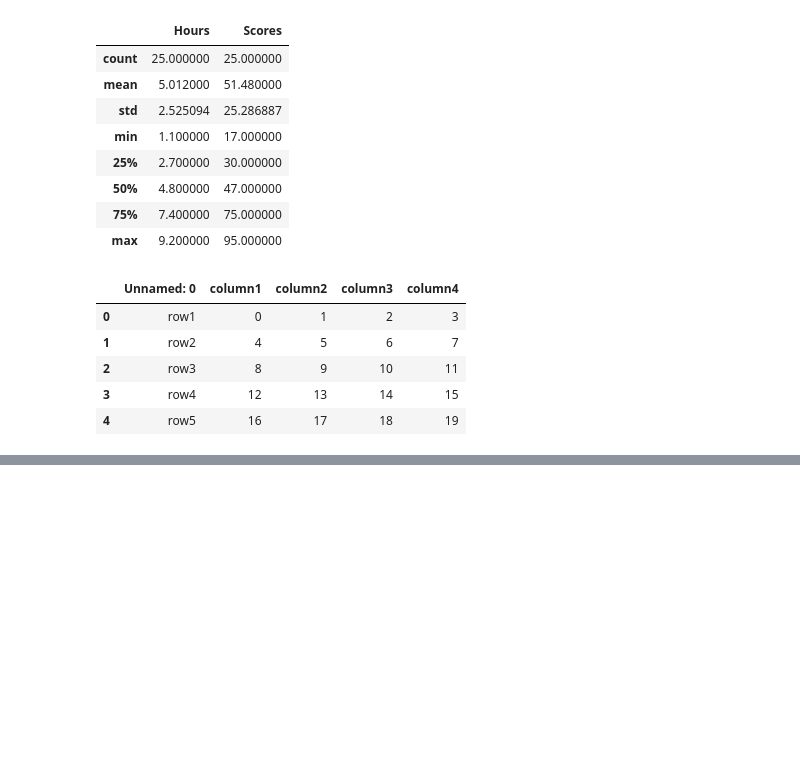
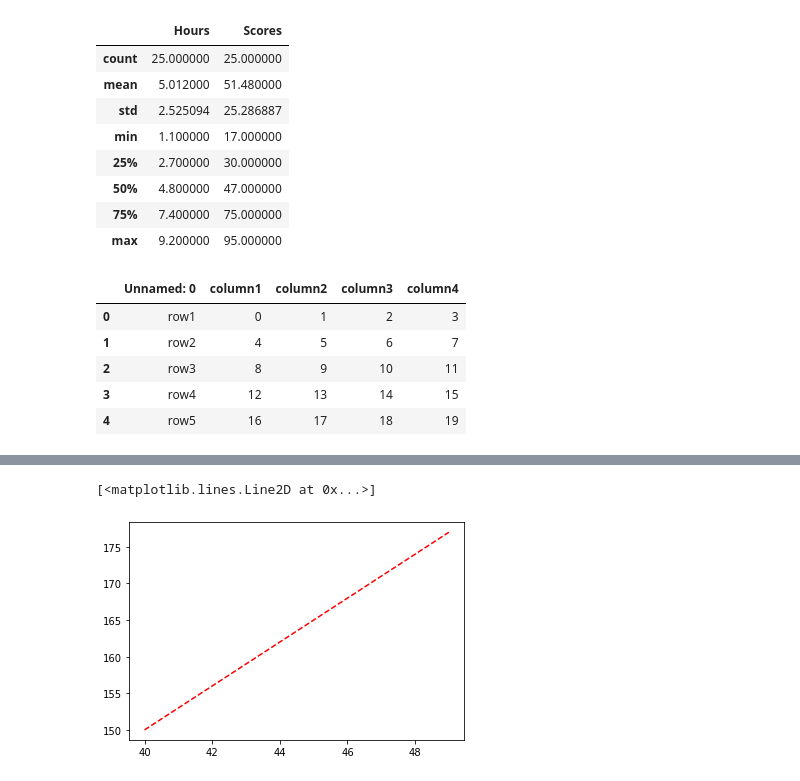
Before and after one commit to classicemmaeasy/PYTHON-FOR-DATA-SCIENCE-PRACTICE, a Jupyter notebook: emmapract.ipynb, the cells around one changed output, grey strips where cells are left out. Cells and saved outputs as stored; diff of their text form; code cells hidden in the pictures; blank space fills up the shorter version.

```diff
--- a/emmapract.ipynb
+++ b/emmapract.ipynb
@@ -703,0 +906,7 @@ test_df.head()
+# %%
+y=y*3
+# %%
+plt.plot(x,y,'r--')
+# %% [output]
+[<matplotlib.lines.Line2D at 0x...>]
+[figure, added]
```
Also changed, not shown: parts of 216 cells of this notebook, 2 other files.
